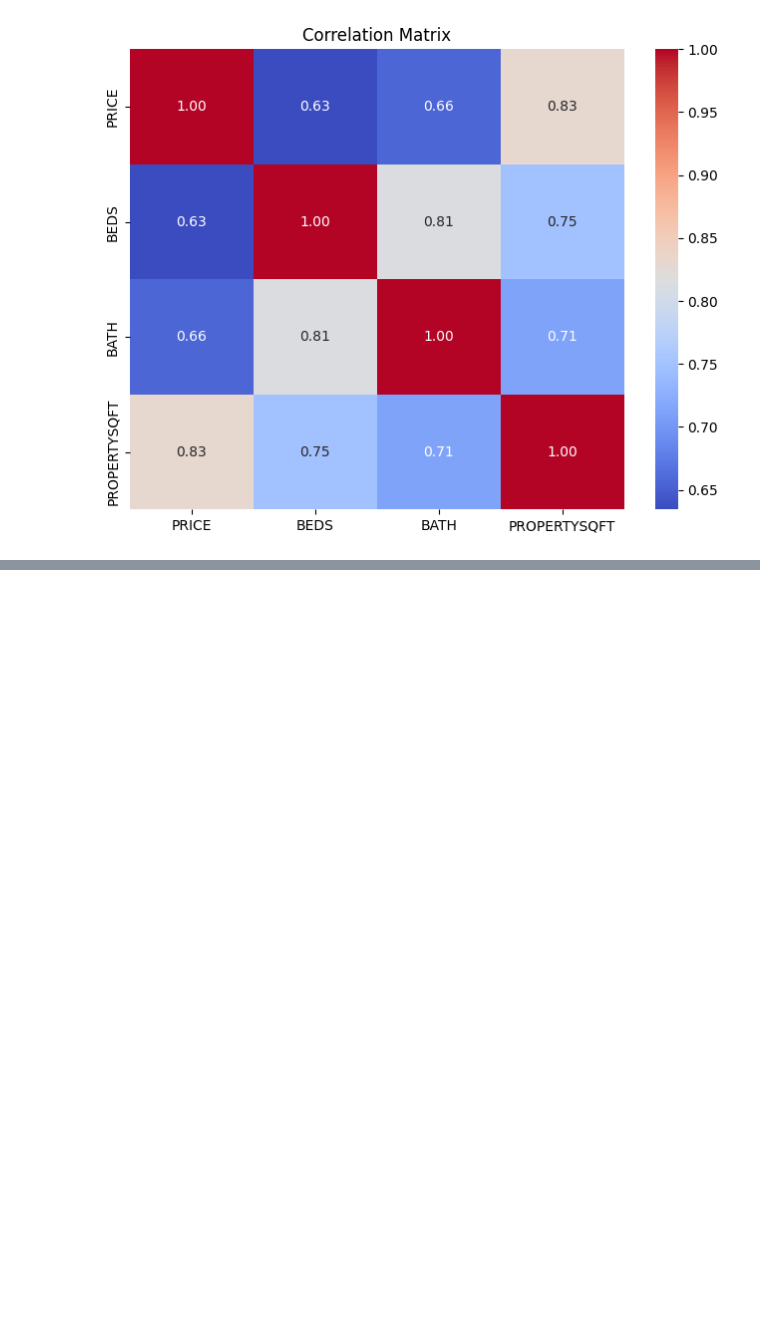
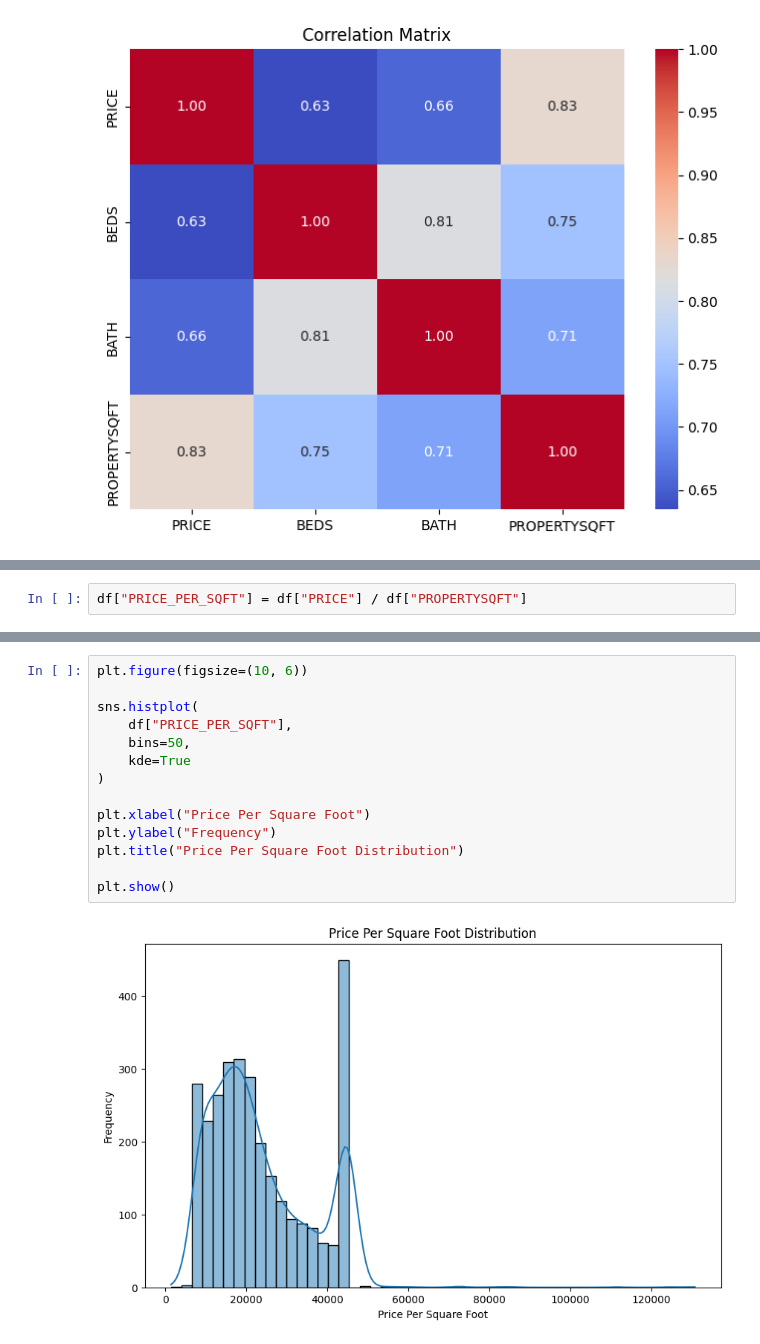
Before and after one commit to DhaneeraDulvanya/Sri-Lankan-Land-Price-Prediction-and-Real-Estate-Market-Analysis-System, a Jupyter notebook: notebooks/02_eda.ipynb, the cells around one changed output, grey strips where cells are left out. Saved outputs shown, nothing was run; the diff lists cells and outputs as text; blank space fills up the shorter version.

Commit message:
get hisplot for PRICE_FOR_SQFT

```diff
--- a/notebooks/02_eda.ipynb
+++ b/notebooks/02_eda.ipynb
@@ -336,0 +339,2 @@ plt.show()
+# %%
+df["PRICE_PER_SQFT"] = df["PRICE"] / df["PROPERTYSQFT"]
@@ -336,0 +353,16 @@ plt.show()
+# %%
+plt.figure(figsize=(10, 6))
+
+sns.histplot(
+    df["PRICE_PER_SQFT"],
+    bins=50,
+    kde=True
+)
+
+plt.xlabel("Price Per Square Foot")
+plt.ylabel("Frequency")
+plt.title("Price Per Square Foot Distribution")
+
+plt.show()
+# %% [output]
+[figure, added]
```
Also changed, not shown: parts of 2 cells of this notebook.
